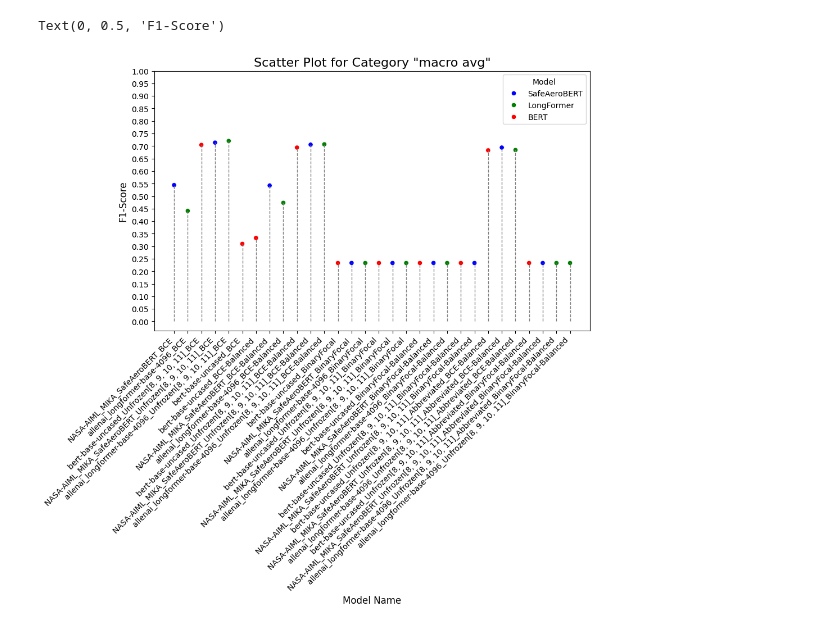
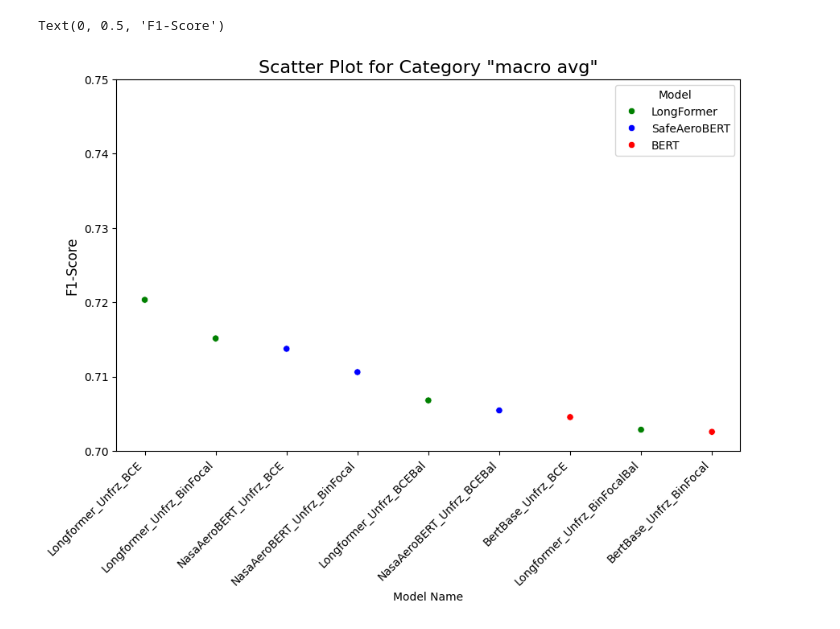
Before and after one commit to Gogonemnem/Safran-Project, a Jupyter notebook: Visualization_plot.ipynb, the cells around one changed output. Cells and saved outputs as stored; diff of their text form; code cells hidden in the pictures.

```diff
--- a/Visualization_plot.ipynb
+++ b/Visualization_plot.ipynb
@@ -17,4 +18,8 @@ Resolving deltas: 100% (132/132), done.
 # %%
-results2 = pd.read_csv("/content/Safran-Project/results.csv", sep=",")
+# Load the data
+
+results = pd.read_csv("results.csv", sep=",")
 # %%
-results2["Model"] = results2["Model Name"].apply(lambda x: "SafeAeroBERT" if "SafeAeroBERT" in x else("LongFormer" if "longformer" in x else "BERT"))
+# Divide the results in groups based on model types
+results["Model"] = results["Model Name"].apply(lambda x: "SafeAeroBERT" if "SafeAeroBERT" in x else("LongFormer" if "longformer" in x else "BERT"))
+results
@@ -97,23 +99,28 @@ plt.show()
 # %%
 import numpy as np
-results_macro_avg = results2[results2["Category"] == 'macro avg']
+
+############################################################
+# Plot of the F1-score for the 10 best model configurations
+############################################################
+
+# Select best performing models
+top_models = 10
+results_macro_avg = results[results["Category"] == 'macro avg']
+results_macro_avg = results_macro_avg.sort_values("f1-score", ascending = False)[0:(top_models-1)]
+
+# Create new x-axis labels
+unique_categories = results_macro_avg["Model Name"].unique().tolist()
+xticks_filtered = [shorten_model_name(name) for name in unique_categories]
 
 custom_palette = {"BERT": 'red', "LongFormer": 'green', "SafeAeroBERT": 'blue'}
 plt.figure(figsize=(10,6))
 sns.scatterplot(x='Model Name', y = 'f1-score', data = results_macro_avg, hue="Model",palette = custom_palette)
 plt.title('Scatter Plot for Category "macro avg"', fontsize=16)
-x_ticks = results_macro_avg["Model Name"].unique()
-# for x_tick in range(len(x_ticks)):
-#     plt.axvline(x=x_tick, color='gray', linestyle='--', linewidth=0.5)
 
-for x_tick, (_, row) in enumerate(results_macro_avg.iterrows()):
-    plt.vlines(x=x_tick, ymin=0, ymax=row['f1-score'], color='gray', linestyle='--', linewidth=1)
-
-y_ticks = np.arange(0, 1.05, 0.05)
-plt.xticks(range(len(x_ticks)), x_ticks, rotation=45, ha='right')
+y_ticks = np.arange(0.7, 0.75, 0.01)
+plt.xticks(range(len(xticks_filtered)), xticks_filtered, rotation=45, ha='right')
 plt.yticks(y_ticks)
-plt.xlabel('Model Name', fontsize=12)
 plt.ylabel('F1-Score', fontsize=12)
 # %% [output]
 Text(0, 0.5, 'F1-Score')
-[figure, old version]
+[figure, new version]
```
Also changed, not shown: parts of 18 cells of this notebook.
